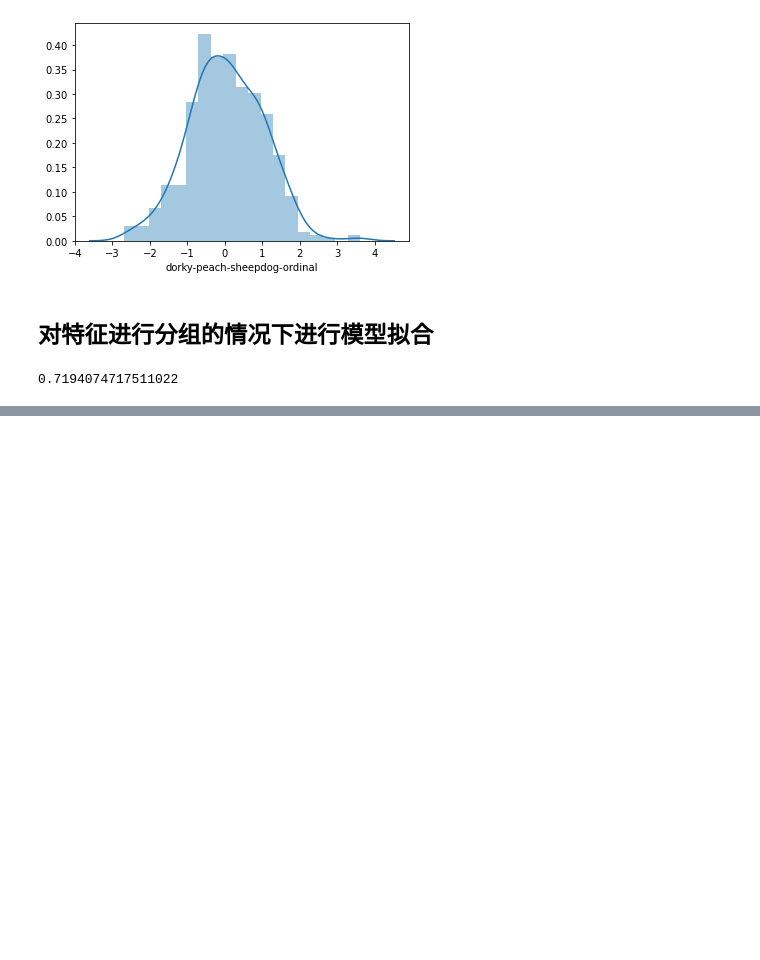
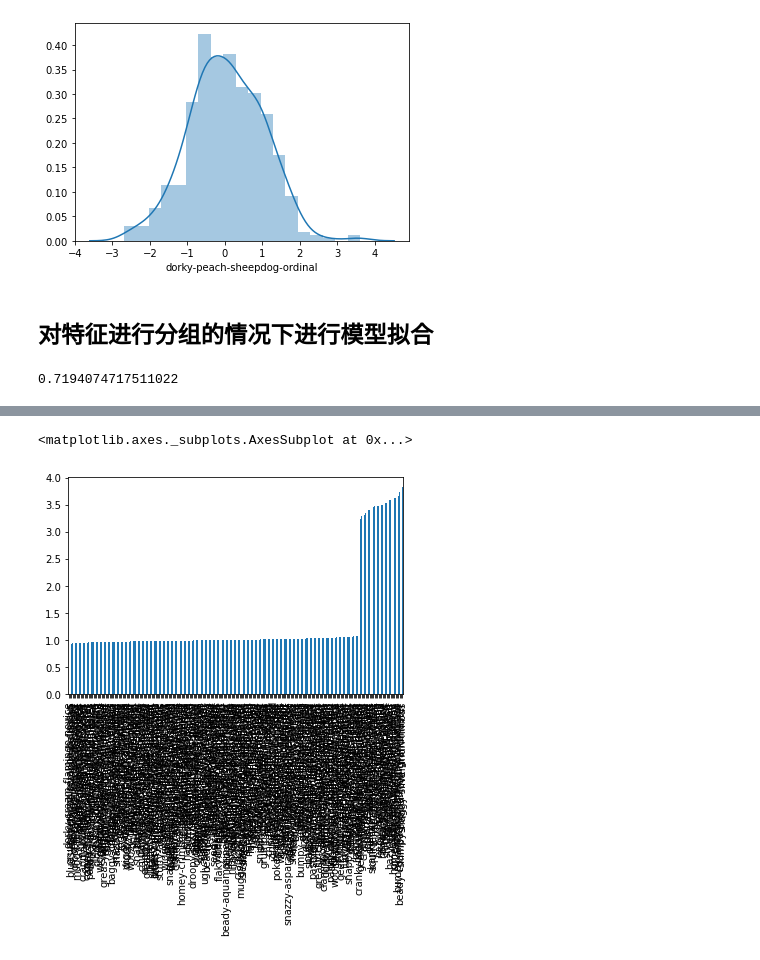
Before and after one commit to Jiezju/Kaggle_starter, a Jupyter notebook: 6_instant_gratification.ipynb, the cells around one changed output, grey strips where cells are left out. Cells and saved outputs as stored; diff of their text form; code cells hidden in the pictures; blank space fills up the shorter version.

```diff
--- a/6_instant_gratification.ipynb
+++ b/6_instant_gratification.ipynb
@@ -280,0 +317,7 @@ roc_auc_score(target[val_idx], train_oof[val_idx])
+# %%
+df = train1.drop(['id', 'wheezy-copper-turtle-magic', 'target'], axis=1).std()
+# %%
+df.sort_values().plot(kind='bar')
+# %% [output]
+<matplotlib.axes._subplots.AxesSubplot at 0x...>
+[figure, added]
```
Also changed, not shown: parts of 15 cells of this notebook.
